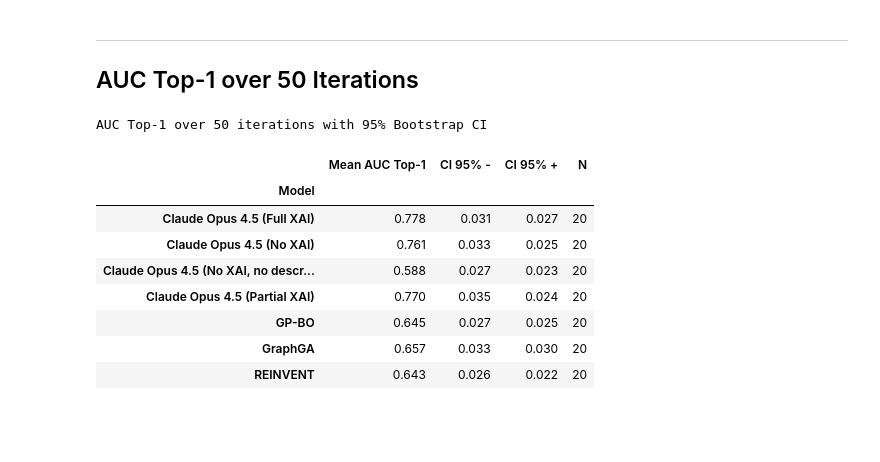
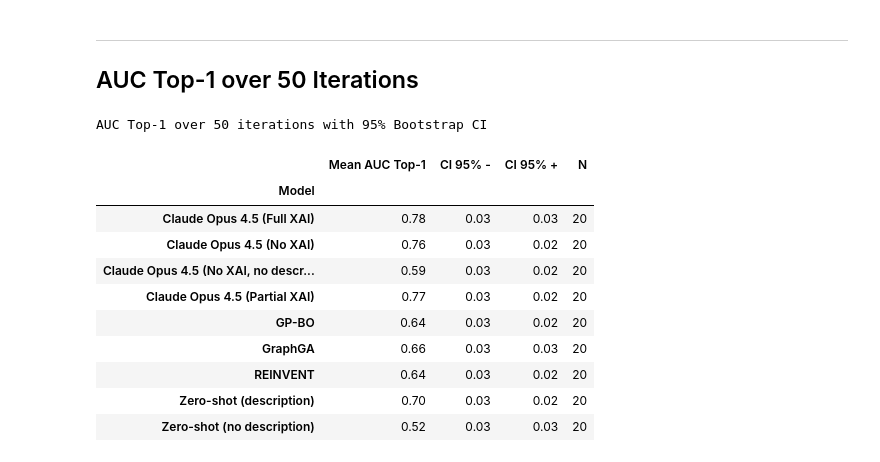
Before and after one commit to FabianKruger/molecule-optimization-agent, a Jupyter notebook: analysis/paper/xai_vs_no_xai_random_molecules_extended.ipynb, the cells around one changed output. Cells and saved outputs as stored; diff of their text form; code cells hidden in the pictures; blank space fills up the shorter version.

```diff
--- a/analysis/paper/xai_vs_no_xai_random_molecules_extended.ipynb
+++ b/analysis/paper/xai_vs_no_xai_random_molecules_extended.ipynb
@@ -77,8 +77,46 @@ def load_results_as_df(results_dir: Path, groups: list) -> pd.DataFrame:
     return pd.DataFrame(rows)
 
 
+# Zero-shot baselines live in a separate directory with a single-batch trace per file.
+# They are loaded here (alongside the main runs) so they are available to BOTH the
+# AUC table and the progression plots further down. The score is already the combined
+# (Similarity + QED) / 2, matching the XAI runs (no penalty applied).
+ZERO_SHOT_DIR = Path("../../data/results/zero_shot/similarity_qed_pubchem")
+ZERO_SHOT_GROUPS = [
+    ("Zero-shot (description)", "task"),       # agent receives the task description
+    ("Zero-shot (no description)", "generic"),  # generic prompt, no task description
+]
+
+
+def load_zero_shot_df(zs_dir: Path, groups: list) -> pd.DataFrame:
+    """Load zero-shot batch traces. Each file is one target (zero_shot_batch_target<N>_*.json)."""
+    rows = []
+    for display_name, folder_name in groups:
+        folder_path = zs_dir / folder_name
+        files = sorted(folder_path.glob("zero_shot_batch_*.json"))
+        if not files:
+            raise FileNotFoundError(f"No files in {folder_path} matching zero_shot_batch_*.json")
+        for file_path in files:
+            mol_match = re.search(r'target\d+', file_path.name)
+            target_molecule = mol_match.group() if mol_match else "unknown"
+            try:
+                trace = load_trace(file_path)
+                for entry in trace:
+                    rows.append({
+                        "model": display_name,
+                        "target_molecule": target_molecule,
+                        "iteration": int(entry["iteration"]),
+                        "score": float(entry["score"]),
+                        "smiles": entry["smiles"],
+                    })
+            except Exception as e:
+                print(f"Error loading {file_path}: {e}")
+    return pd.DataFrame(rows)
+
+
 # Load all results
 df = load_results_as_df(RESULTS_DIR, GROUPS)
+df_zs = load_zero_shot_df(ZERO_SHOT_DIR, ZERO_SHOT_GROUPS)
 # %% [markdown]
 ---
 ## Best-so-far Progression Plot
@@ -277,49 +315,52 @@ def compute_auc_top1(group_df, max_oracle_calls=50):
     return auc / max_oracle_calls
 
 
-# Compute AUC Top-1 for each model/target_molecule
+# Compute AUC Top-1 for each model/target_molecule, including the zero-shot baselines
 MAX_ORACLE_CALLS = 50
 
+df_auc = pd.concat([df, df_zs], ignore_index=True)
 auc_records = []
-for (model, target_mol), group in df.groupby(['model', 'target_molecule']):
+for (model, target_mol), group in df_auc.groupby(['model', 'target_molecule']):
     auc = compute_auc_top1(group, MAX_ORACLE_CALLS)
     auc_records.append({
         'model': model,
         'target_molecule': target_mol,
         'auc_top1': auc
     })
 
 auc_df = pd.DataFrame(auc_records)
 
 # Summarize by model with bootstrap CI
 auc_summary_rows = []
 for model, group in auc_df.groupby('model'):
     values = group['auc_top1']
     mean_val = values.mean()
     ci_low, ci_high = bootstrap_ci(values)
     # Compute distances from mean to CI bounds
     ci_low_dist = mean_val - ci_low  # Distance below mean
     ci_high_dist = ci_high - mean_val  # Distance above mean
     auc_summary_rows.append({
         "Model": model,
         "Mean AUC Top-1": mean_val,
         "CI 95% -": ci_low_dist,
         "CI 95% +": ci_high_dist,
         "N": len(values),
     })
 
-auc_summary = pd.DataFrame(auc_summary_rows).set_index("Model").round(3)
+auc_summary = pd.DataFrame(auc_summary_rows).set_index("Model").round(2)
 
 print(f"AUC Top-1 over {MAX_ORACLE_CALLS} iterations with 95% Bootstrap CI")
 auc_summary
 # %% [output]
 AUC Top-1 over 50 iterations with 95% Bootstrap CI
 |  | Mean AUC Top-1 | CI 95% - | CI 95% + | N |
 | Model |  |  |  |  |
-| Claude Opus 4.5 (Full XAI) | 0.778 | 0.031 | 0.027 | 20 |
-| Claude Opus 4.5 (No XAI) | 0.761 | 0.033 | 0.025 | 20 |
-| Claude Opus 4.5 (No XAI, no descr... | 0.588 | 0.027 | 0.023 | 20 |
-| Claude Opus 4.5 (Partial XAI) | 0.770 | 0.035 | 0.024 | 20 |
-| GP-BO | 0.645 | 0.027 | 0.025 | 20 |
-| GraphGA | 0.657 | 0.033 | 0.030 | 20 |
-| REINVENT | 0.643 | 0.026 | 0.022 | 20 |
+| Claude Opus 4.5 (Full XAI) | 0.78 | 0.03 | 0.03 | 20 |
+| Claude Opus 4.5 (No XAI) | 0.76 | 0.03 | 0.02 | 20 |
+| Claude Opus 4.5 (No XAI, no descr... | 0.59 | 0.03 | 0.02 | 20 |
+| Claude Opus 4.5 (Partial XAI) | 0.77 | 0.03 | 0.02 | 20 |
+| GP-BO | 0.64 | 0.03 | 0.02 | 20 |
+| GraphGA | 0.66 | 0.03 | 0.03 | 20 |
+| REINVENT | 0.64 | 0.03 | 0.02 | 20 |
+| Zero-shot (description) | 0.70 | 0.03 | 0.02 | 20 |
+| Zero-shot (no description) | 0.52 | 0.03 | 0.03 | 20 |
```
Also changed, not shown: parts of 2 cells of this notebook, 1 other file.
